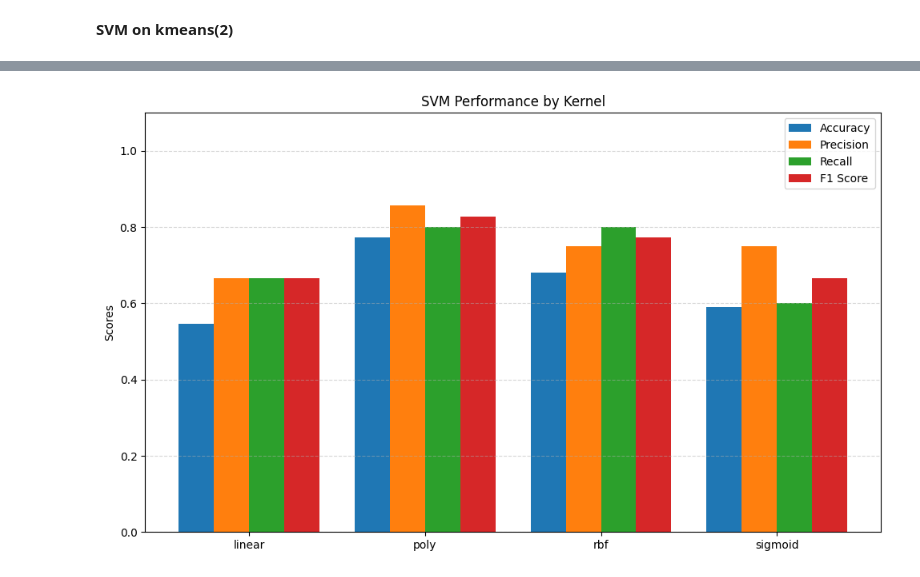
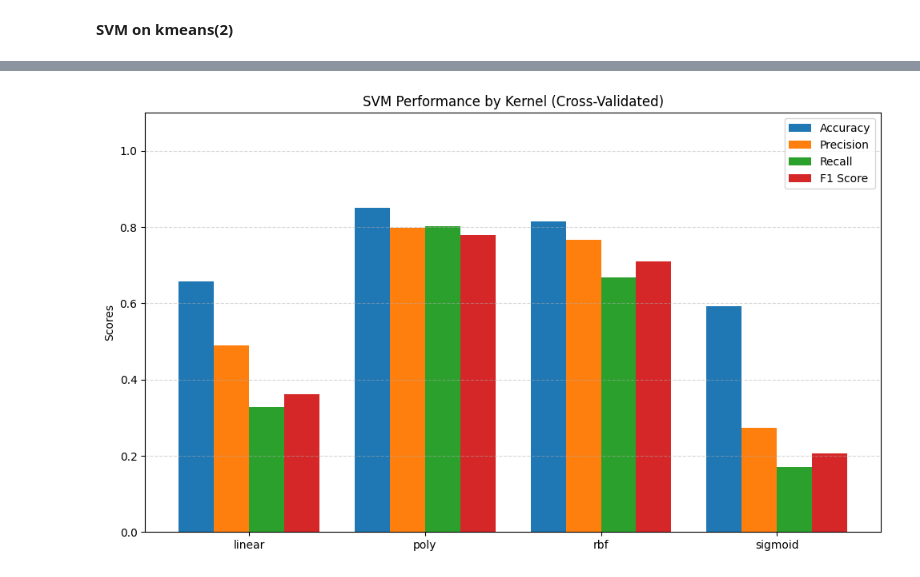
Before and after one commit to SP-2112/Advanced_Soybean_Agricultural_Dataset_Analysis_CS209_TermProject, a Jupyter notebook: Code_Notebooks/Classification/07_Classification_K_medoids_Sunny.ipynb, the cells around one changed output, grey strips where cells are left out. Saved outputs shown, nothing was run; the diff lists cells and outputs as text; code cells hidden in the pictures.

Commit message:
added neural networks for both kmean and kmediod.changed the datasheet for kmean clusters. added cross validation in all to check performance in unseen scenerios

```diff
--- a/Code_Notebooks/Classification/07_Classification_K_medoids_Sunny.ipynb
+++ b/Code_Notebooks/Classification/07_Classification_K_medoids_Sunny.ipynb
@@ -666,6 +857,6 @@ F1 Score       : 0.8108
 # %%
-data_Y=pd.read_csv("2_clusters_only_on_output.csv")
-data_Y=pd.DataFrame(data_Y['Cluster'])
+data_Y=pd.read_csv("labeled_clusters_KMeans_k_2_sel.csv")
+data_Y=pd.DataFrame(data_Y['Prod_Label_KMeans_k=2_sel'])
 data_X=pd.DataFrame(data_original.iloc[:,-8:])
 data_Y
 data_X_train,data_X_test,data_Y_train,data_Y_test=train_test_split(data_X,data_Y,test_size=0.2,random_state=42)
@@ -681,46 +872,65 @@ results = {
     'F1 Score': []
 }
 
-# Train and evaluate each model
+cv = StratifiedKFold(n_splits=5, shuffle=True, random_state=42)
+
 for kernel in kernels:
     print(f"\nSVM with '{kernel}' kernel")
 
-    if kernel == 'poly':
-        # GridSearch for polynomial kernel
-        param_grid = {
-            'degree': [2, 3, 4],
-            'C': [0.1, 1, 10],
-            'gamma': ['scale', 'auto']
-        }
-        grid = GridSearchCV(SVC(kernel='poly'), param_grid, cv=3, scoring='accuracy')
-        grid.fit(data_X_train, data_Y_train)
-        model = grid.best_estimator_
-        print("Best poly parameters:", grid.best_params_)
-    else:
-        model = SVC(kernel=kernel)
-        model.fit(data_X_train, data_Y_train)
+    acc_scores = []
+    prec_scores = []
+    rec_scores = []
+    f1_scores = []
 
-    y_pred = model.predict(data_X_test)
+    for fold_idx, (train_idx, test_idx) in enumerate(cv.split(data_X, data_Y)):
+        # Use .iloc to index by row numbers for DataFrame
+        data_X_train, data_X_test = data_X.iloc[train_idx], data_X.iloc[test_idx]
+        data_Y_train, data_Y_test = data_Y.iloc[train_idx], data_Y.iloc[test_idx]
 
-    acc = accuracy_score(data_Y_test, y_pred)
-    prec = precision_score(data_Y_test, y_pred)
-    rec = recall_score(data_Y_test, y_pred)
-    f1 = f1_score(data_Y_test, y_pred)
-    cf=confusion_matrix(data_Y_test,y_pred)
+        if kernel == 'poly':
+            param_grid = {
+                'degree': [2, 3, 4],
+                'C': [0.1, 1, 10],
+                'gamma': ['scale', 'auto']
+            }
+            grid = GridSearchCV(SVC(kernel='poly'), param_grid, cv=3, scoring='accuracy')
+            grid.fit(data_X_train, data_Y_train)
+            model = grid.best_estimator_
+            print(f"Fold {fold_idx + 1} - Best poly parameters:", grid.best_params_)
+        else:
+            model = SVC(kernel=kernel)
+            model.fit(data_X_train, data_Y_train)
 
-    print(cf)
+        y_pred = model.predict(data_X_test)
+
+        acc = accuracy_score(data_Y_test, y_pred)
+        prec = precision_score(data_Y_test, y_pred)
+        rec = recall_score(data_Y_test, y_pred)
+        f1 = f1_score(data_Y_test, y_pred)
+
+        acc_scores.append(acc)
+        prec_scores.append(prec)
+        rec_scores.append(rec)
+        f1_scores.append(f1)
+
+        print(f"Fold {fold_idx + 1} - Accuracy: {acc:.4f}, Precision: {prec:.4f}, Recall: {rec:.4f}, F1 Score: {f1:.4f}")
+
+    # Compute average metrics across folds
+    mean_acc = np.mean(acc_scores)
+    mean_prec = np.mean(prec_scores)
+    mean_rec = np.mean(rec_scores)
+    mean_f1 = np.mean(f1_scores)
 
     results['Kernel'].append(kernel)
-    results['Accuracy'].append(acc)
-    results['Precision'].append(prec)
-    results['Recall'].append(rec)
-    results['F1 Score'].append(f1)
+    results['Accuracy'].append(mean_acc)
+    results['Precision'].append(mean_prec)
+    results['Recall'].append(mean_rec)
+    results['F1 Score'].append(mean_f1)
 
-
-    print(f"Accuracy       : {acc:.4f}")
-    print(f"Precision      : {prec:.4f}")
-    print(f"Recall         : {rec:.4f}")
-    print(f"F1 Score       : {f1:.4f}")
+    print(f"Average Accuracy       : {mean_acc:.4f}")
+    print(f"Average Precision      : {mean_prec:.4f}")
+    print(f"Average Recall         : {mean_rec:.4f}")
+    print(f"Average F1 Score       : {mean_f1:.4f}")
 
 # Bar Plot
 x = np.arange(len(kernels))
@@ -732,9 +942,8 @@ rects2 = ax.bar(x - 0.5*width, results['Precision'], width, label='Precision')
 rects3 = ax.bar(x + 0.5*width, results['Recall'], width, label='Recall')
 rects4 = ax.bar(x + 1.5*width, results['F1 Score'], width, label='F1 Score')
 
-# Add labels and titles
 ax.set_ylabel('Scores')
-ax.set_title('SVM Performance by Kernel')
+ax.set_title('SVM Performance by Kernel (Cross-Validated)')
 ax.set_xticks(x)
 ax.set_xticklabels(results['Kernel'])
 ax.set_ylim(0, 1.1)
@@ -764,2 +973,2 @@ F1 Score       : 0.6667
-[figure, old version]
+[figure, new version]
 # %% [markdown]
```
Also changed, not shown: parts of 49 cells of this notebook.
